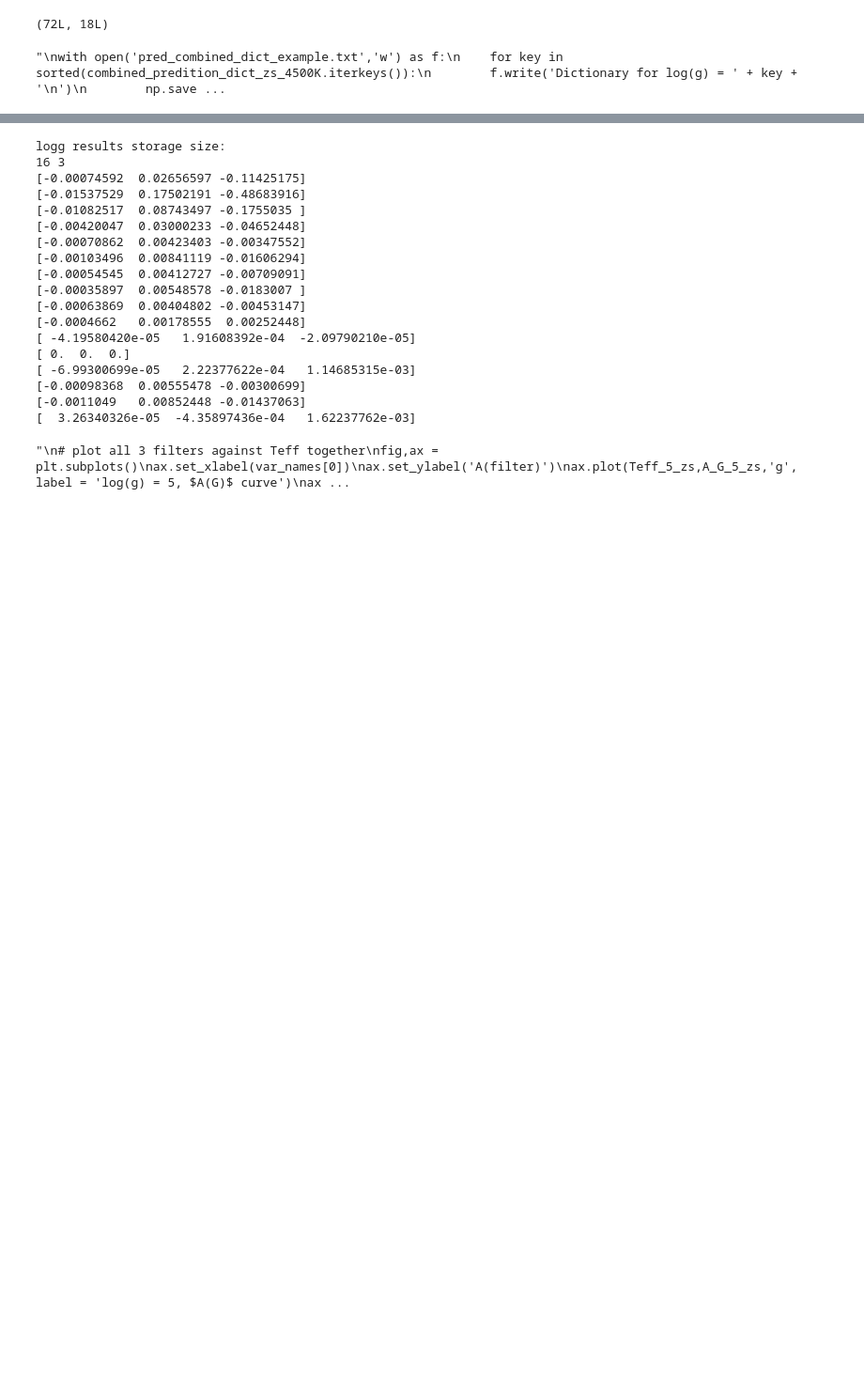
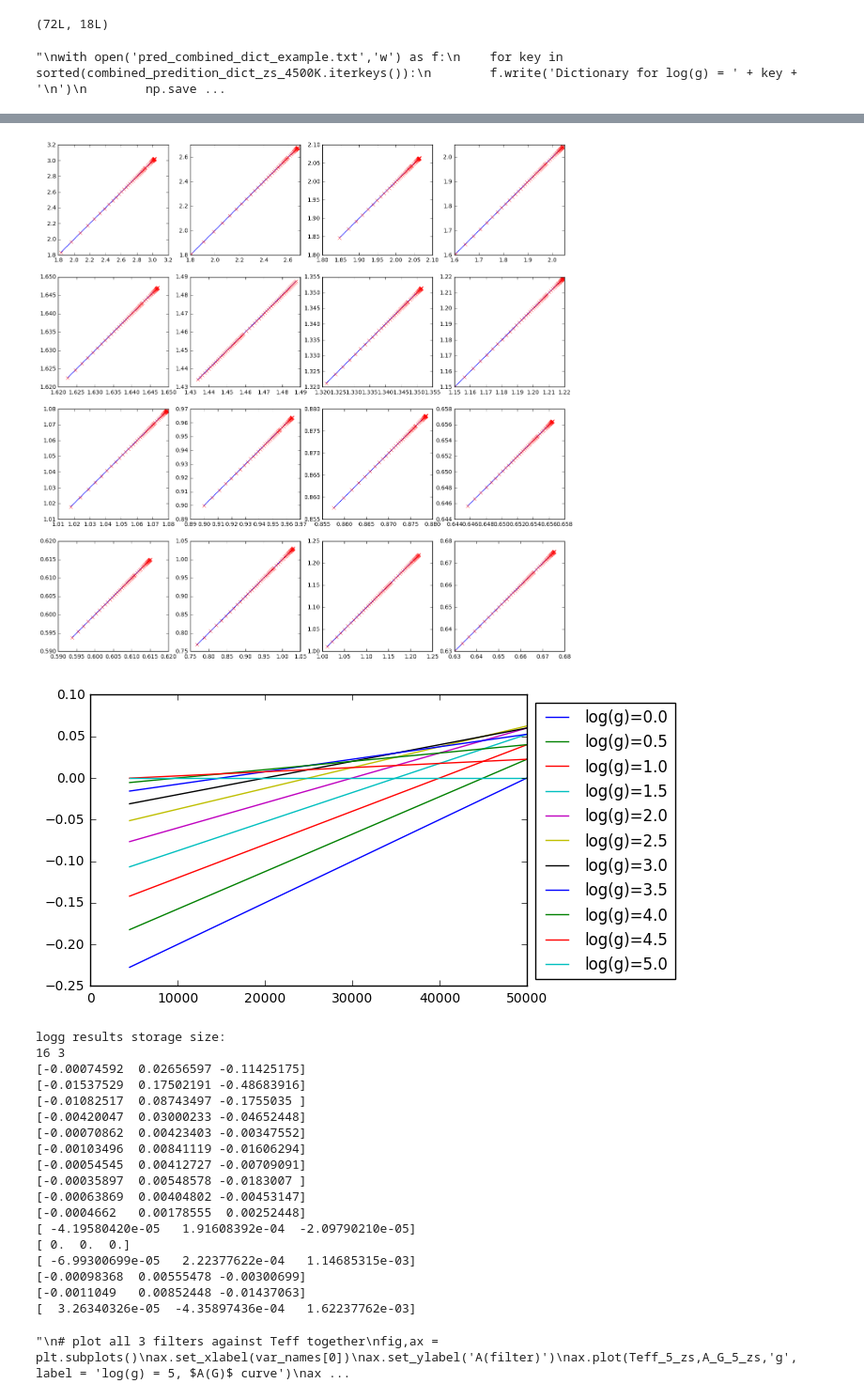
Before and after one commit to AlexlwAstro/phd_work, a Jupyter notebook: gaia_spectra_plots.ipynb, the cells around one changed output, grey strips where cells are left out. Shown at 94% size. Saved outputs shown, nothing was run; the diff lists cells and outputs as text; code cells hidden in the pictures; blank space fills up the shorter version.

```diff
--- a/gaia_spectra_plots.ipynb
+++ b/gaia_spectra_plots.ipynb
@@ -1806,3 +1883,26 @@ combined stuff working SO FAR!!!
+# %%
+fig,chax = plt.subplots(nrows=4,ncols=4,figsize=(16, 16))
+chax = chax.ravel()
+key = '5.0'
+for i in range(2,18):
+    chax[i-2].plot((Teff_comb_Avals_pred_dict_zs_4500K[key])[:,i],(Teff_logg_Avals_pred_dict_zs_4500K[key])[:,i],'b')
+    chax[i-2].plot((Teff_comb_Avals_pred_dict_zs_4500K[key])[:,i],(Teff_comb_Avals_pred_dict_zs_4500K[key])[:,i],'r',marker='x',linestyle='')
+
+ylist = []
+for g in logg_vals_arr:
+    y = Teff_logg_product_func(Teff_vals_arr,(5.0-g),0.000001,-0.01,0.0)
+    ylist.append(y)
+
+fig,ax = plt.subplots()
+for g in range(len(logg_vals_arr)):
+    yarr = np.array(ylist[g])
+    ax.plot(Teff_vals_arr,yarr,label=('log(g)=' + str(logg_vals_arr[g])))
+#ax.set_ylim(0.3,4.5)
+plt.legend(loc='upper left', bbox_to_anchor=(1.0, 1.0))
+plt.show()
+# %% [output]
+[figure, added]
+[figure, added]
 # %%
 print 'logg results storage size:'
 print len(logg_coeffs_stored),len(logg_coeffs_stored[0])
```
Also changed, not shown: parts of 4 cells of this notebook, 50 other files.
